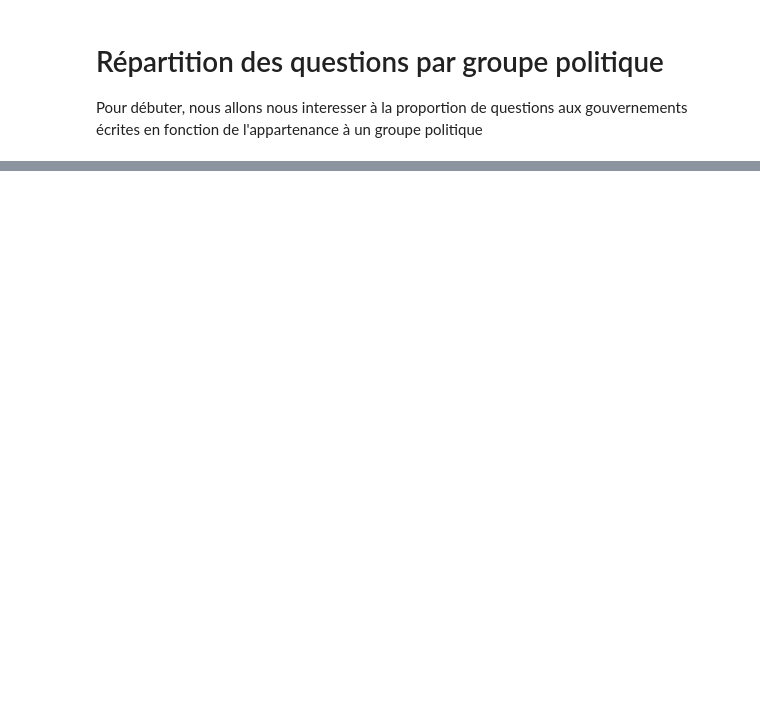
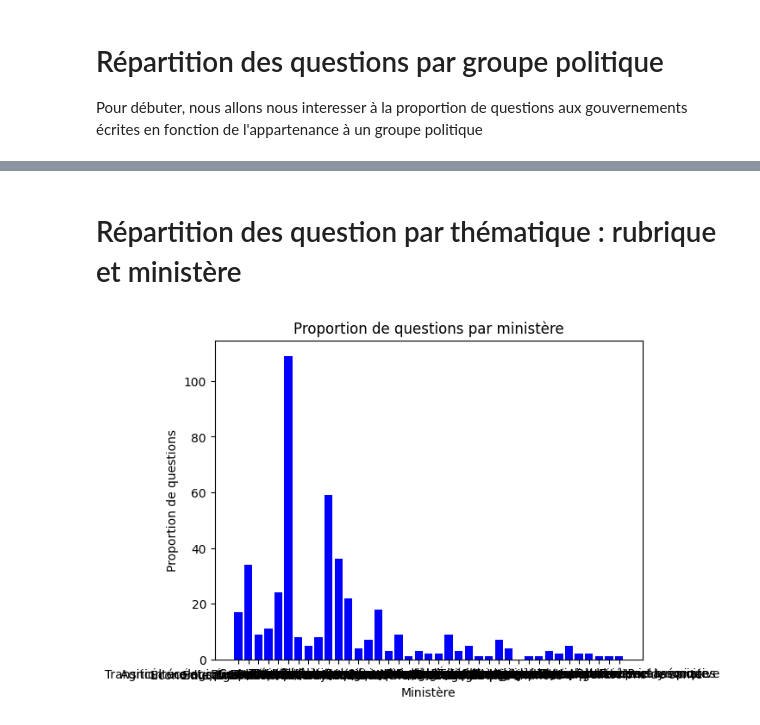
Before and after one commit to jcomperatore/PythonPourLaDataScience, a Jupyter notebook: Statistiques descriptives/Statistiques_descriptives.ipynb, the cells around one changed output, grey strips where cells are left out. Drawn from its saved outputs; the diff is of its cells as text; code cells hidden in the pictures; blank space fills up the shorter version.

```diff
--- a/Statistiques descriptives/Statistiques_descriptives.ipynb
+++ b/Statistiques descriptives/Statistiques_descriptives.ipynb
@@ -19,3 +19,13 @@ Note: you may need to restart the kernel to use updated packages.
 # Statistiques descriptives
 
 En première analyse et afin de se familiariser avec les données obtenues avec le datascraping, nous allons faire quelques statistiques descriptives sur notre base de données
+# %%
+import pandas as pd
+
+# Charger le fichier CSV dans un DataFrame
+df_questions = pd.read_csv('C:\\Users\\pourt\\PythonPourLaDataScience\\Datascrapping\\data.csv', encoding='latin-1', sep='|')
+
+# Afficher les premières lignes du DataFrame
+print(df_questions.head())
+
+print(df_questions.columns)
@@ -55,0 +125,20 @@ plot_dict_values(mon_dictionnaire)
+# %% [markdown]
+# Répartition des question par thématique : rubrique et ministère
+# %%
+ministères = df_questions['ministère_interrogé'].unique().tolist()
+# liste qui comprend le nom de chaque ministère auquel au moins une des questions contenues dans le DataFrame est adressée
+
+nb_questions_ministère = compte_occurrences_par_valeur(df_questions, 'ministère_interrogé', ministères)
+# liste qui contient, pour chaque ministère, le nombre de questions présentes dans le dataframe qui lui est adressée)
+
+ministères = [str(element) for element in ministères]
+
+import matplotlib.pyplot as plt
+
+plt.bar(ministères, nb_questions_ministère, color= "blue")
+plt.xlabel('Ministère')
+plt.ylabel('Proportion de questions')
+plt.title('Proportion de questions par ministère')
+plt.show()
+# %% [output]
+[figure, added]
```
Also changed, not shown: parts of 6 cells of this notebook.
